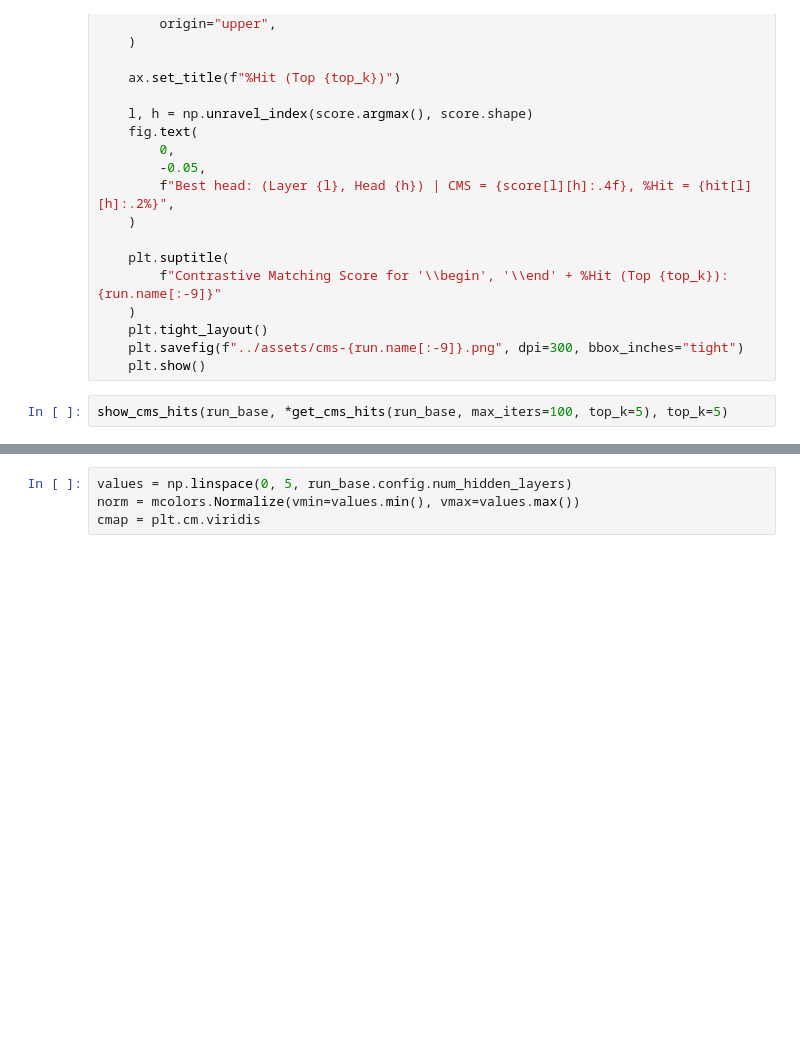
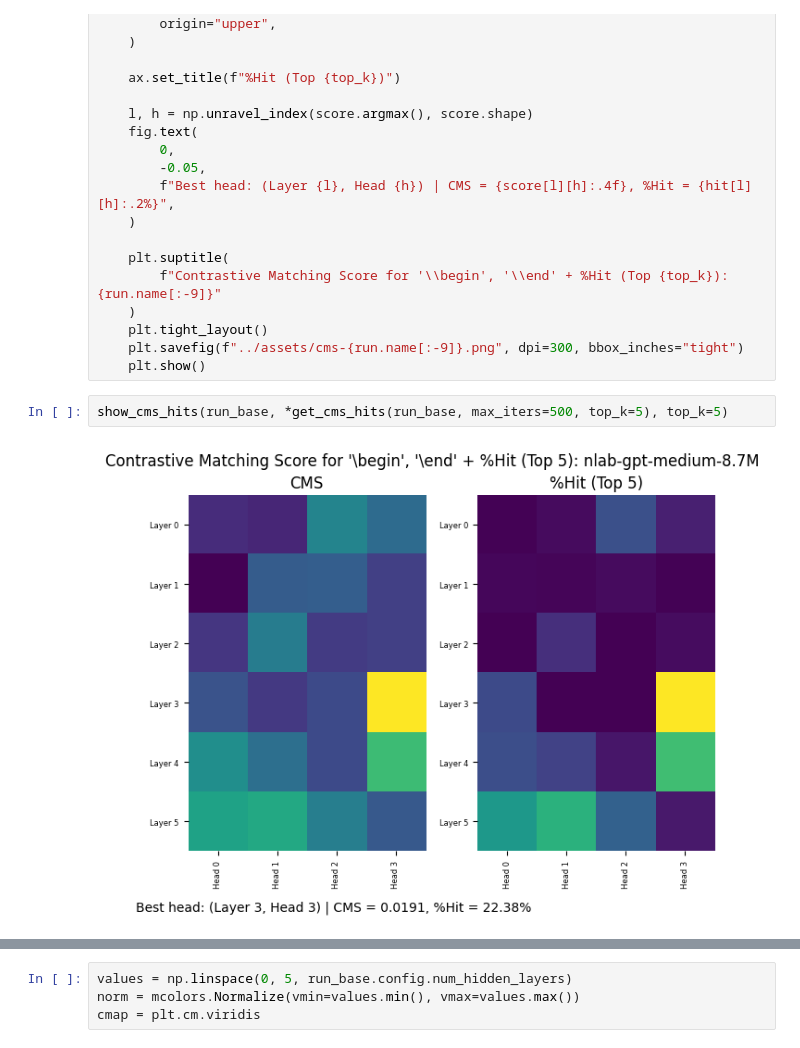
Before and after one commit to mjub/transformer-from-scratch, a Jupyter notebook: notebooks/delimiter-analysis.ipynb, the cells around one changed output, grey strips where cells are left out. Cells and saved outputs as stored; diff of their text form; blank space fills up the shorter version.

```diff
--- a/notebooks/delimiter-analysis.ipynb
+++ b/notebooks/delimiter-analysis.ipynb
@@ -274,7 +274,9 @@ def show_cms_hits(run, score, hit, top_k=10):
     plt.savefig(f"../assets/cms-{run.name[:-9]}.png", dpi=300, bbox_inches="tight")
     plt.show()
 # %%
-show_cms_hits(run_base, *get_cms_hits(run_base, max_iters=100, top_k=5), top_k=5)
+show_cms_hits(run_base, *get_cms_hits(run_base, max_iters=500, top_k=5), top_k=5)
+# %% [output]
+[figure, added]
 # %%
 import pathlib
 
```
Also changed, not shown: parts of 4 cells of this notebook, 1 other file.
